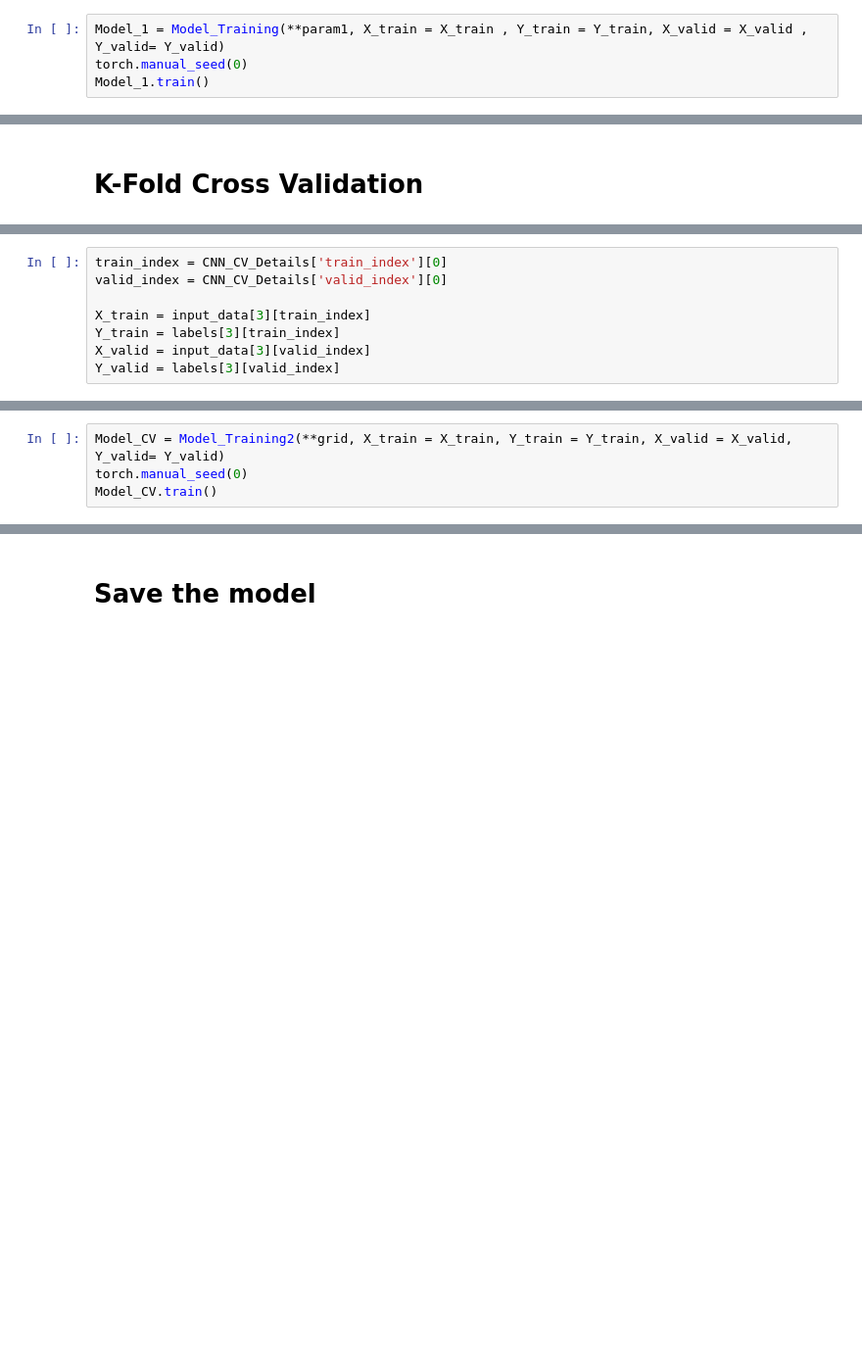
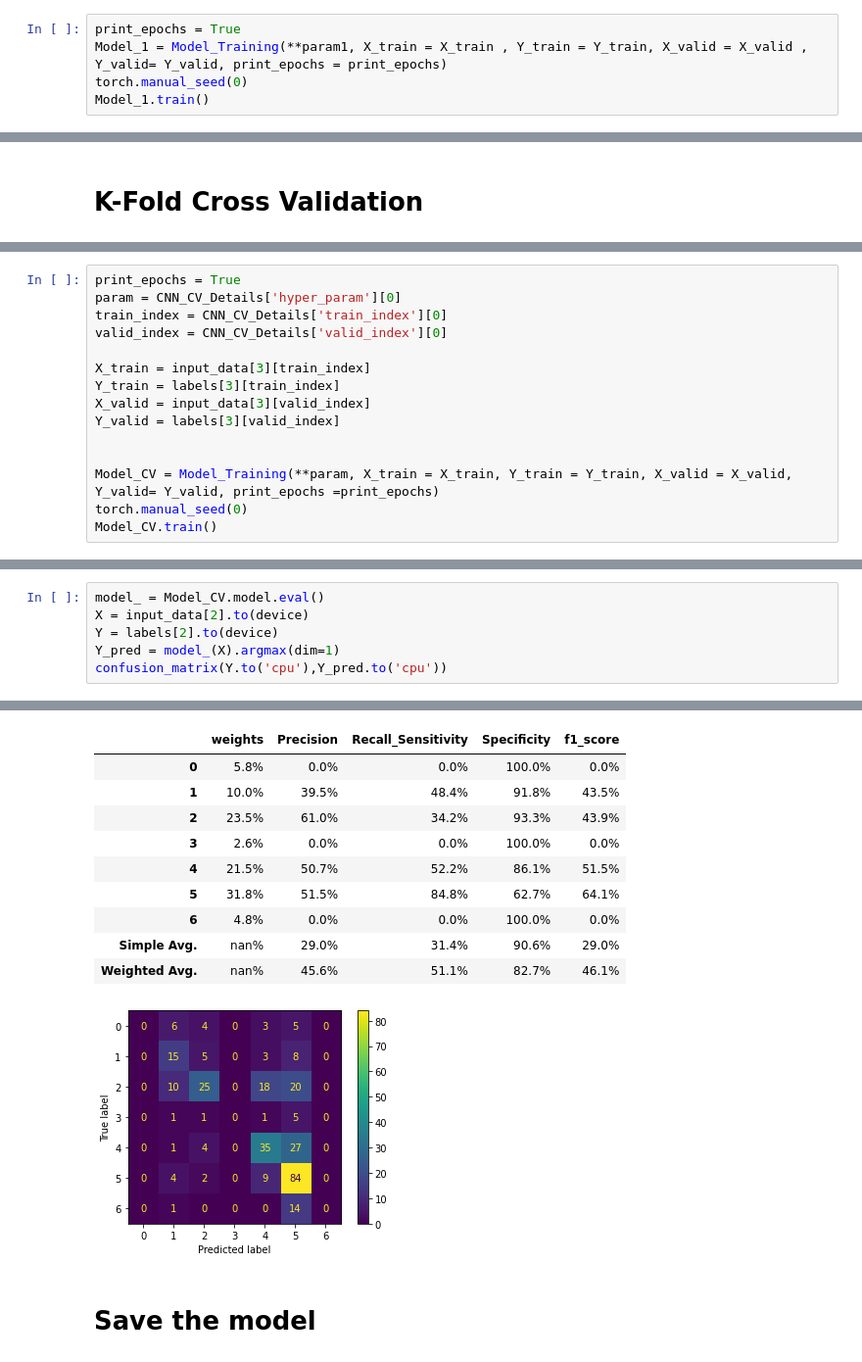
Before and after one commit to sepandms/SkinCare, a Jupyter notebook: CNN_60x45.ipynb, the cells around one changed output, grey strips where cells are left out. Shown at 98% size. Cells and saved outputs as stored; diff of their text form; blank space fills up the shorter version.

```diff
--- a/CNN_60x45.ipynb
+++ b/CNN_60x45.ipynb
@@ -480,7 +489,8 @@ param1 = {'LR': 0.0015,
  'opt_func': torch.optim.SGD,
  'weight_decay': 2e-07}
 # %%
-Model_1 = Model_Training(**param1, X_train = X_train , Y_train = Y_train, X_valid = X_valid , Y_valid= Y_valid)
+print_epochs = True
+Model_1 = Model_Training(**param1, X_train = X_train , Y_train = Y_train, X_valid = X_valid , Y_valid= Y_valid, print_epochs = print_epochs)
 torch.manual_seed(0)
 Model_1.train()
 # %% [output]
@@ -690,4 +625,6 @@ NameError: ignored
 # %%
+print_epochs = True
+param = CNN_CV_Details['hyper_param'][0]
 train_index = CNN_CV_Details['train_index'][0]
 valid_index = CNN_CV_Details['valid_index'][0]
 
@@ -695,3 +632,8 @@ X_train = input_data[3][train_index]
 Y_train = labels[3][train_index]
 X_valid = input_data[3][valid_index]
 Y_valid = labels[3][valid_index]
+
+
+Model_CV = Model_Training(**param, X_train = X_train, Y_train = Y_train, X_valid = X_valid, Y_valid= Y_valid, print_epochs =print_epochs)
+torch.manual_seed(0)
+Model_CV.train()
@@ -698,4 +643,7 @@ Y_valid = labels[3][valid_index]
-# %%
-Model_CV = Model_Training2(**grid, X_train = X_train, Y_train = Y_train, X_valid = X_valid, Y_valid= Y_valid)
-torch.manual_seed(0)
-Model_CV.train()
+# %%
+model_ = Model_CV.model.eval()
+X = input_data[2].to(device)
+Y = labels[2].to(device)
+Y_pred = model_(X).argmax(dim=1)
+confusion_matrix(Y.to('cpu'),Y_pred.to('cpu'))
+# %% [output]
@@ -702,2 +654,13 @@ Model_CV.train()
+|  | weights | Precision | Recall_Sensitivity | Specificity | f1_score |
+| 0 | 5.8% | 0.0% | 0.0% | 100.0% | 0.0% |
+| 1 | 10.0% | 39.5% | 48.4% | 91.8% | 43.5% |
+| 2 | 23.5% | 61.0% | 34.2% | 93.3% | 43.9% |
+| 3 | 2.6% | 0.0% | 0.0% | 100.0% | 0.0% |
+| 4 | 21.5% | 50.7% | 52.2% | 86.1% | 51.5% |
+| 5 | 31.8% | 51.5% | 84.8% | 62.7% | 64.1% |
+| 6 | 4.8% | 0.0% | 0.0% | 100.0% | 0.0% |
+| Simple Avg. | nan% | 29.0% | 31.4% | 90.6% | 29.0% |
+| Weighted Avg. | nan% | 45.6% | 51.1% | 82.7% | 46.1% |
+[figure, added]
 # %% [markdown]
 # **Save the model**
```
Also changed, not shown: parts of 23 cells of this notebook, 1 other file.
